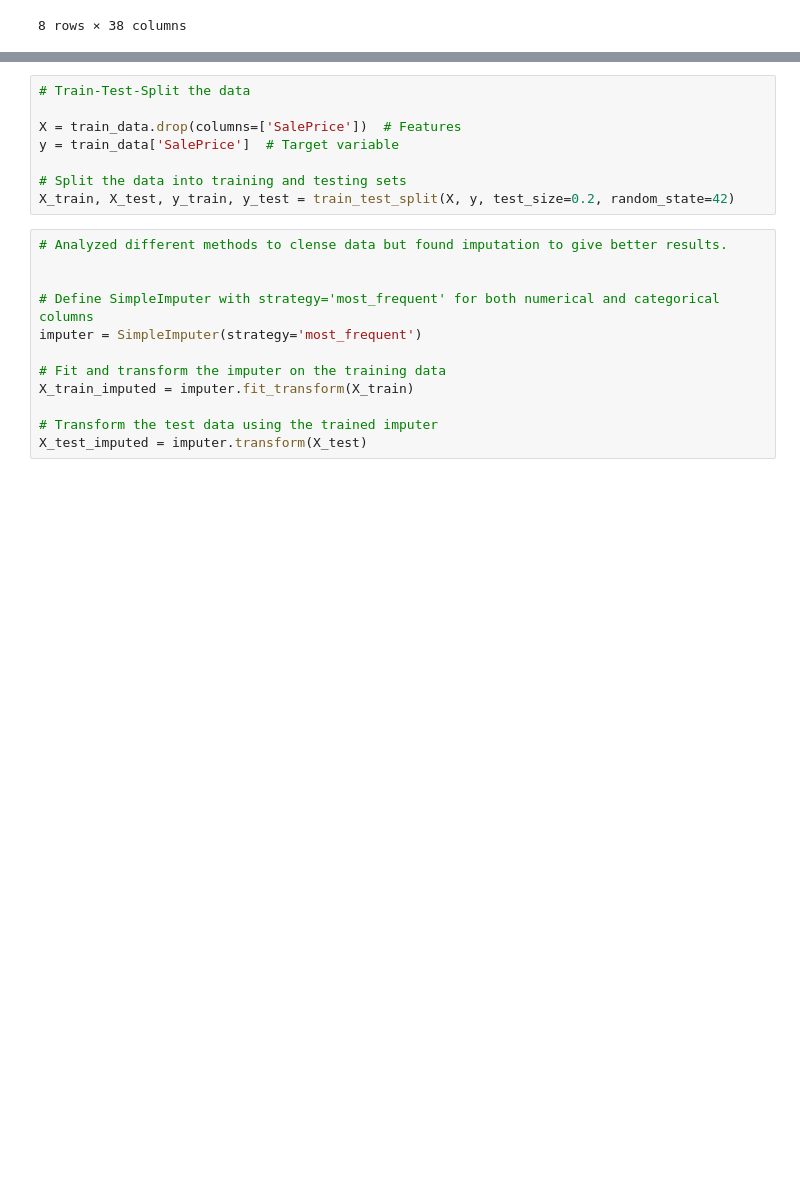
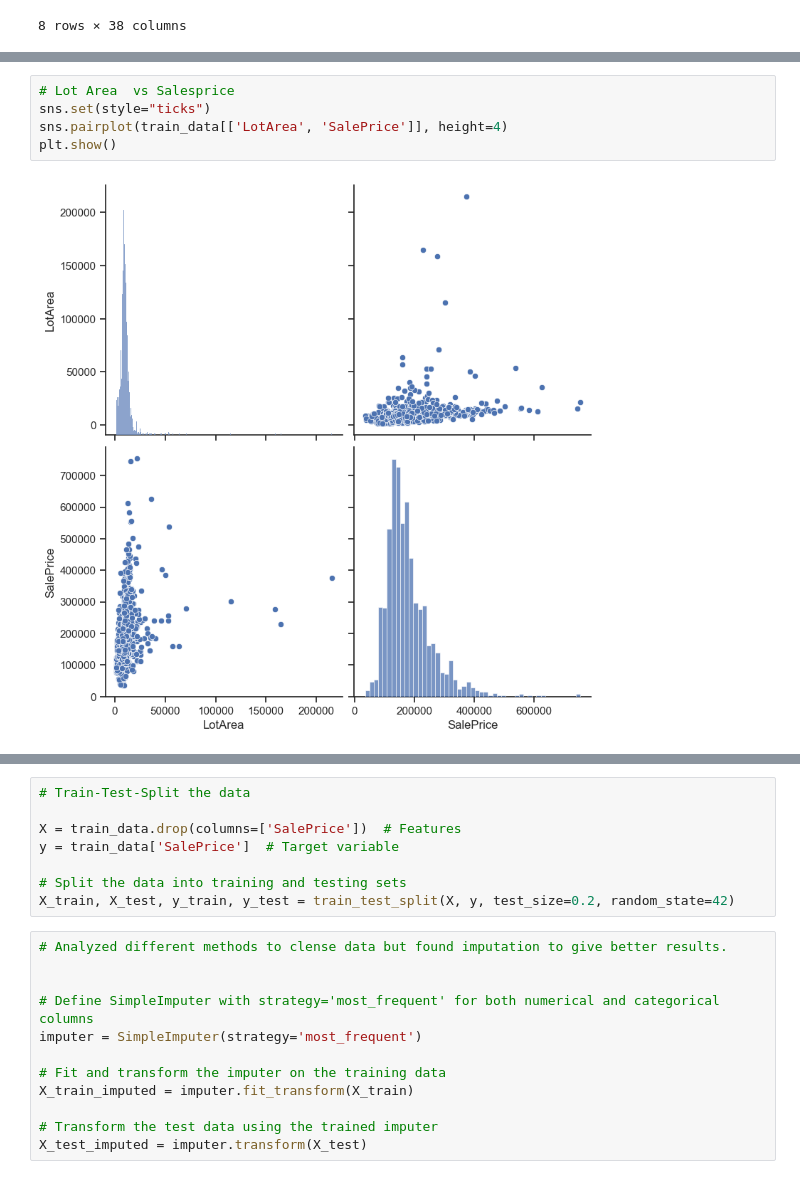
Before and after one commit to wchung1209/predicting_house_prices_ml_models, a Jupyter notebook: code/Saurabh_eda.ipynb, the cells around one changed output, grey strips where cells are left out. Saved outputs shown, nothing was run; the diff lists cells and outputs as text; blank space fills up the shorter version.

```diff
--- a/code/Saurabh_eda.ipynb
+++ b/code/Saurabh_eda.ipynb
@@ -70,0 +83,7 @@ train_data.describe()
+# %%
+# Lot Area  vs Salesprice
+sns.set(style="ticks")
+sns.pairplot(train_data[['LotArea', 'SalePrice']], height=4)
+plt.show()
+# %% [output]
+[figure, added]
```
Also changed, not shown: parts of 16 cells of this notebook.
